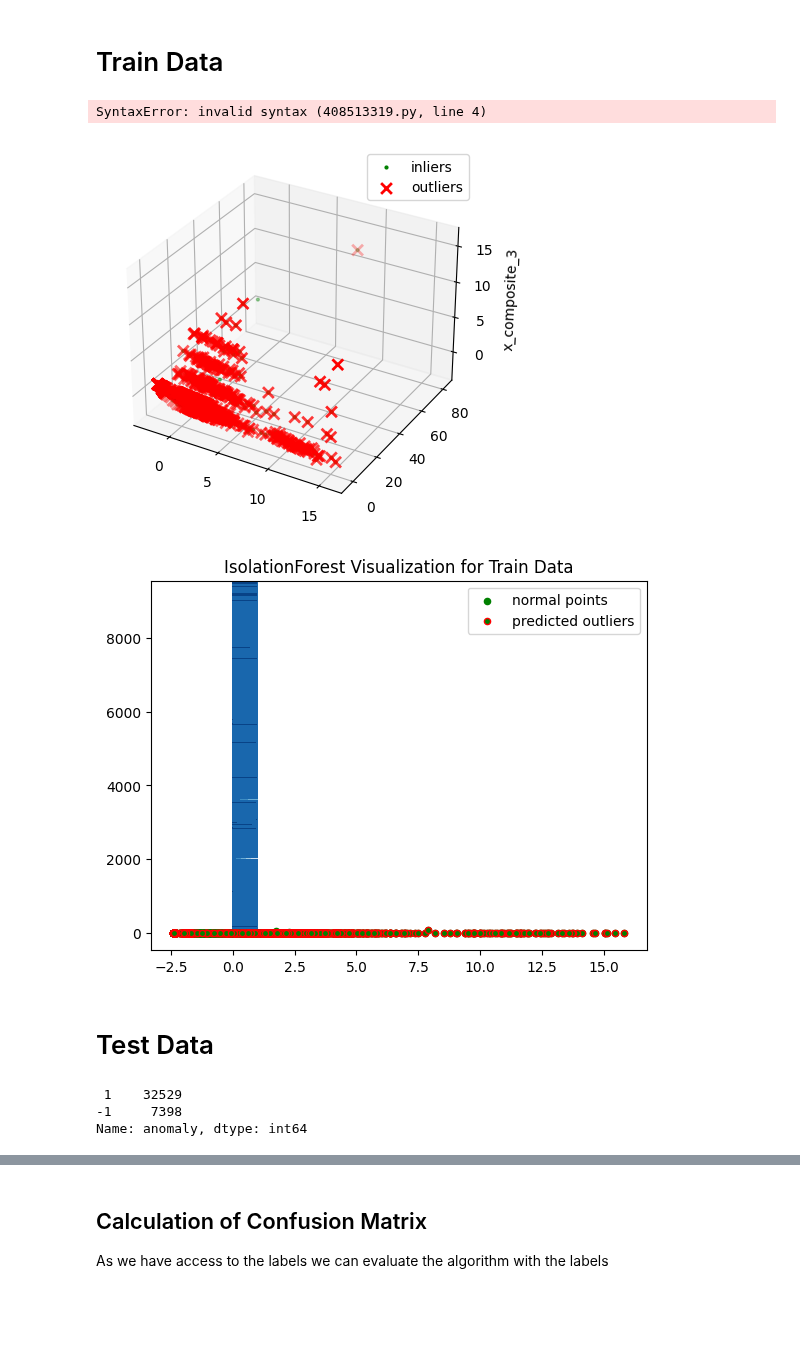
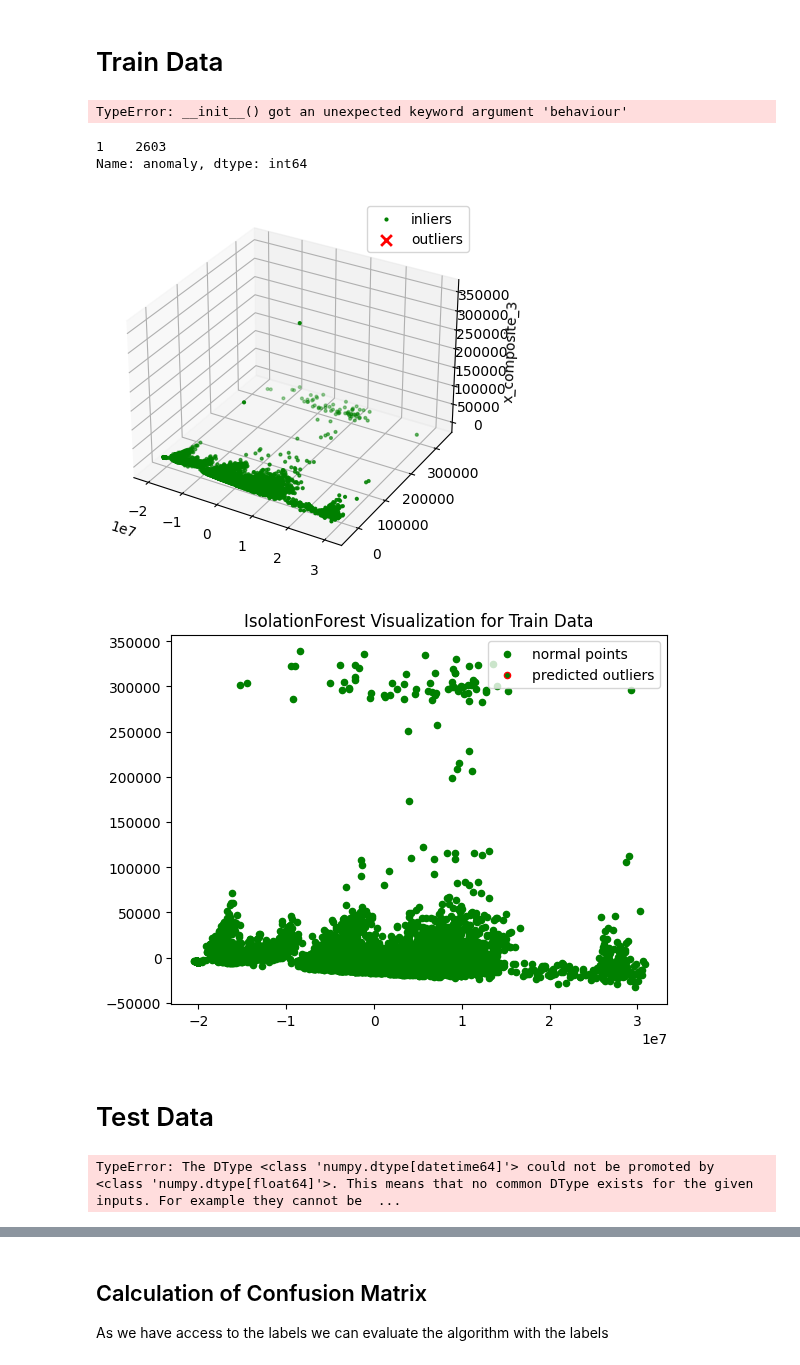
Before and after one commit to Janalytics94/anomaly-detection-software, a Jupyter notebook: src/analyse/model.ipynb, the cells around one changed output, grey strips where cells are left out. Saved outputs shown, nothing was run; the diff lists cells and outputs as text; code cells hidden in the pictures; blank space fills up the shorter version.

```diff
--- a/src/analyse/model.ipynb
+++ b/src/analyse/model.ipynb
@@ -26,7 +32,8 @@ warnings.filterwarnings('ignore')
 init_notebook_mode(connected=True)
 # %%
 # Load in data
-#train = pd.read_pickle("/Users/janavihs/projects/anomaly-detection-software/data/interim/raw/train.pkl")
-train = pd.read_pickle("/Users/janavihs/projects/anomaly-detection-software/data/interim/scaled/train_standard.pkl")
-#test = pd.read_pickle("/Users/janavihs/projects/anomaly-detection-software/data/interim/raw/test.pkl")
-test = pd.read_pickle("/Users/janavihs/projects/anomaly-detection-software/data/interim/scaled/test_standard.pkl")
+train = pd.read_pickle("/Users/janavihs/projects/anomaly-detection-software/data/interim/raw/train.pkl")
+#train = pd.read_pickle("/Users/janavihs/projects/anomaly-detection-software/data/interim/scaled/train_standard.pkl")
+test = pd.read_pickle("/Users/janavihs/projects/anomaly-detection-software/data/interim/raw/test.pkl")
+#test = pd.read_pickle("/Users/janavihs/projects/anomaly-detection-software/data/interim/scaled/test_standard.pkl")
+validation = pd.read_pickle("/Users/janavihs/projects/anomaly-detection-software/data/interim/raw/validation.pkl")
@@ -65,3 +40,14 @@ plt.plot(test.iloc[:,1], test.iloc[:,2],'o', markersize=10, color=[0.5,0.5,0.5])
+# %%
+# Split and encode Data for modelling and evaluation
+validation = encode(validation)
+test = encode(test)
+train = encode(train)
+y_true_train = create_y_values(train)
+y_true_test = create_y_values(test)
+y_true_validation = create_y_values(validation)
+X_train = select_columns_for_modelling(train)
+X_test = select_columns_for_modelling(test)
+X_validation = select_columns_for_modelling(validation)
 # %% [markdown]
 ## Isolation Forest
 - uses tree-based approach to isolate anomalies after modelling itself on "normal" data in an unsupervised fashion.
@@ -69,13 +55,11 @@ https://www.projectpro.io/article/anomaly-detection-using-machine-learning-in-py
 # %% [markdown]
 # Train Data
 # %%
-to_model_columns=train.columns[0:6]
-train.reset_index(inplace=True)
-clf=IsolationForest(n_estimators=100, max_samples='auto', contamination=float(.0), \
+clf=IsolationForest(n_estimators=100, max_samples='auto', contamination=0.0001, \
                         max_features=1.0, bootstrap=False, n_jobs=-1, random_state=42, verbose=0)
-clf.fit(train[to_model_columns])
-pred = clf.predict(train[to_model_columns])
-score = clf.decision_function(train[to_model_columns])
+clf.fit(X_train)
+pred = clf.predict(X_train)
+score = clf.decision_function(X_train)
 train['anomaly']=pred
 train['score'] = score
 outliers=train.loc[train['anomaly']==-1]
@@ -84,25 +68,38 @@ outlier_index=list(outliers.index)
 #Find the number of anomalies and normal points here points classified -1 are anomalous
 print(train['anomaly'].value_counts())
 # %% [output]
-SyntaxError: invalid syntax (408513319.py, line 4)
+TypeError: __init__() got an unexpected keyword argument 'behaviour'
+# %%
+pred = clf.predict(X_validation)
+score = clf.decision_function(X_validation)
+validation['anomaly']=pred
+validation['score'] = score
+outliers=validation.loc[validation['anomaly']==-1]
+outlier_index=list(outliers.index)
+#print(outlier_index)
+#Find the number of anomalies and normal points here points classified -1 are anomalous
+print(validation['anomaly'].value_counts())
+# %% [output]
+1    2603
+Name: anomaly, dtype: int64
 # %%
 pca = PCA(n_components=3)  # Reduce to k=3 dimensions
-scaler = StandardScaler()
+#scaler = StandardScaler()
 #normalize the metrics
-X = scaler.fit_transform(train[to_model_columns])
+X = train[to_model_columns]
 X_reduce = pca.fit_transform(X)
 fig = plt.figure()
 ax = fig.add_subplot(111, projection='3d')
 ax.set_zlabel("x_composite_3")
 # Plot the compressed data points
 ax.scatter(X_reduce[:, 0], X_reduce[:, 1], zs=X_reduce[:, 2], s=4, lw=1, label="inliers",c="green")
 # Plot x's for the ground truth outliers
 ax.scatter(X_reduce[outlier_index,0],X_reduce[outlier_index,1], X_reduce[outlier_index,2],
            lw=2, s=60, marker="x", c="red", label="outliers")
 ax.legend()
 plt.show()
 # %% [output]
-[figure, old version]
+[figure, new version]
 # %%
 pca = PCA(2)
 pca.fit(train[to_model_columns])
@@ -116,11 +113,11 @@ b1 =plt.scatter(res.iloc[outlier_index,0],res.iloc[outlier_index,1], c='green',s
 plt.legend(loc="upper right")
 plt.show()
 # %% [output]
-[figure, old version]
+[figure, new version]
 # %% [markdown]
 # Test Data
 # %%
-to_model_columns=test.columns[0:6]
+to_model_columns=test.columns[1:6]
 test.reset_index(inplace=True)
 pred = clf.predict(test[to_model_columns])
 score = clf.decision_function(test[to_model_columns])
@@ -132,8 +129,6 @@ outlier_index=list(outliers.index)
 #Find the number of anomalies and normal points here points classified -1 are anomalous
 print(test['anomaly'].value_counts())
 # %% [output]
- 1    32529
--1     7398
-Name: anomaly, dtype: int64
+TypeError: The DType <class 'numpy.dtype[datetime64]'> could not be promoted by <class 'numpy.dtype[float64]'>. This means that no common DType exists for the given inputs. For example they cannot be  ...
 # %%
 pca = PCA(n_components=3)  # Reduce to k=3 dimensions
```
Also changed, not shown: parts of 17 cells of this notebook, 4 other files.
